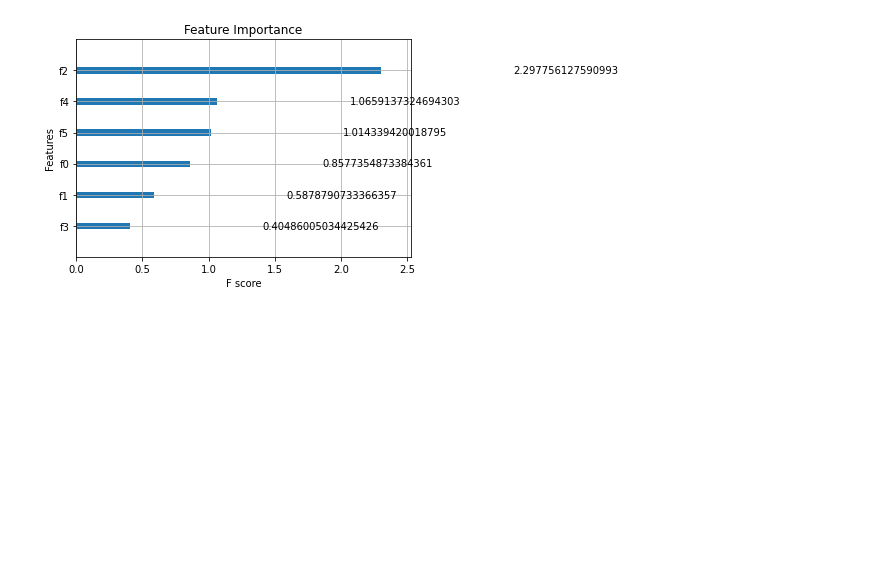
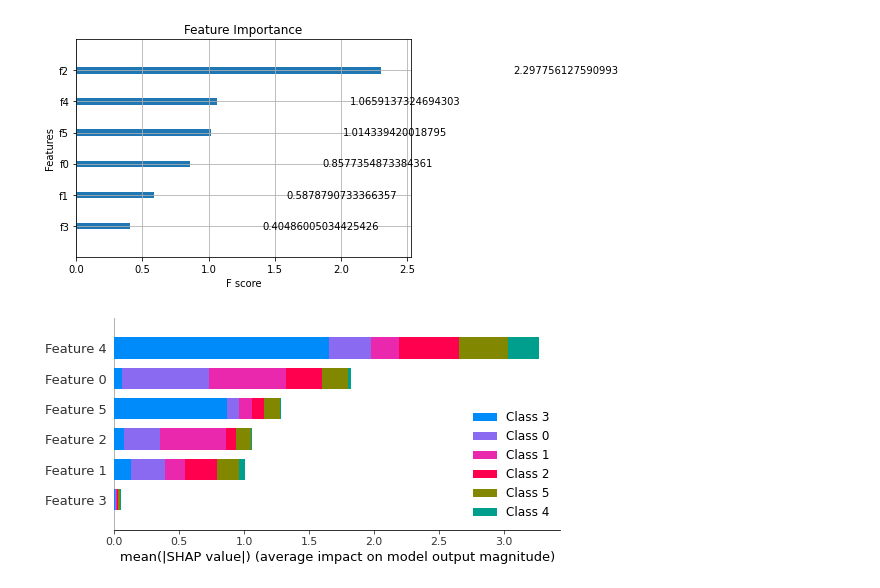
Before and after one commit to jarrodhaas/permafrost_exploration, a Jupyter notebook: stephen_data_exploration_1.0.ipynb, the cells around one changed output. Cells and saved outputs as stored; diff of their text form; code cells hidden in the pictures; blank space fills up the shorter version.

```diff
--- a/stephen_data_exploration_1.0.ipynb
+++ b/stephen_data_exploration_1.0.ipynb
@@ -309,0 +285,16 @@ XGBClassifier(base_score=0.5, booster='gbtree', colsample_bylevel=1,
+# %%
+X_train, X_test, y_train, y_test = train_test_split(data, labels, test_size=0.2)
+
+d_train = xgboost.DMatrix(X_train, label=y_train)
+d_test = xgboost.DMatrix(X_test, label=y_test)
+
+params = {
+    "eta": 0.01,
+    "objective": "multi:softmax",
+    "subsample": 0.5,
+    "base_score": np.mean(y_train),
+    "eval_metric": "mlogloss",
+    "num_class":6
+}
+# %%
+model = xgboost.train(params, d_train, 5000, evals = [(d_test, "test")], verbose_eval=100, early_stopping_rounds=20)
@@ -361,3 +361,10 @@ plt.title("Feature Importance")
 plt.show()
 # %% [output]
 [figure]
+# %%
+explainer = shap.TreeExplainer(model)
+shap_values = explainer.shap_values(data)
+# %%
+shap.summary_plot(shap_values, plot_type="bar")
+# %% [output]
+[figure, added]
```
Also changed, not shown: parts of 7 cells of this notebook.
